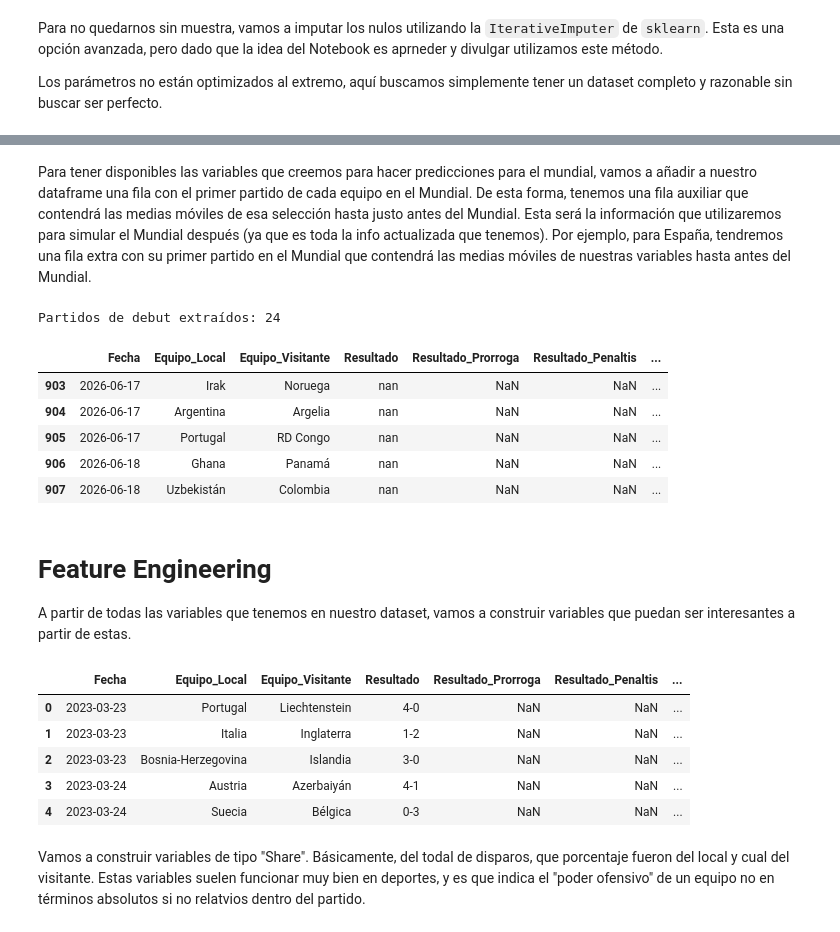
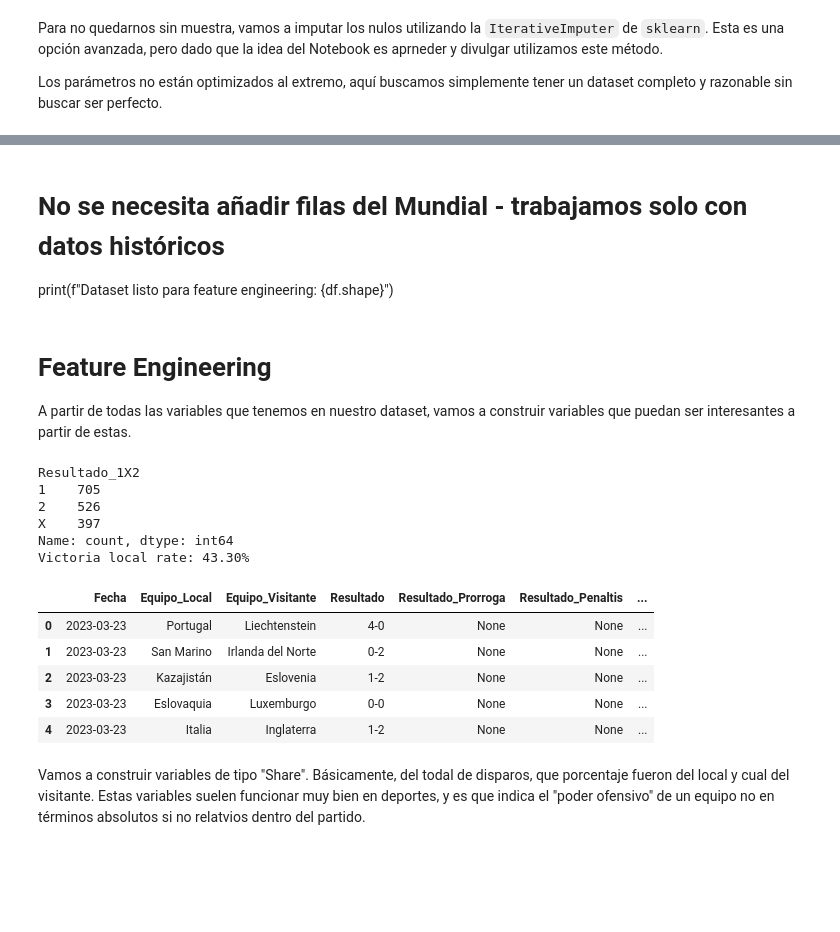
Before and after one commit to dondarjl/Football-scrapping-project, a Jupyter notebook: Data Cleaning.ipynb, the cells around one changed output, grey strips where cells are left out. Saved outputs shown, nothing was run; the diff lists cells and outputs as text; code cells hidden in the pictures; blank space fills up the shorter version.

```diff
--- a/Data Cleaning.ipynb
+++ b/Data Cleaning.ipynb
@@ -464,6 +450,4 @@ Ahora nos quedamos solo con partidos en los que participe alguno de los equipos
 # %%
-df_grupos = pd.read_csv('../Data/Grupos_Mundial.csv', sep = ';')
-equipos_mundial = (df_grupos['Equipo'])
-df = df[df['Equipo_Local'].isin(equipos_mundial) | df['Equipo_Visitante'].isin(equipos_mundial)]
+# No filtramos por equipos del Mundial - usamos todos los partidos disponibles
 print(df.shape)
 # %% [output]
@@ -753,45 +724,11 @@ Pases_Visitante_Exitosos                  0
 dtype: int64
 # %% [markdown]
-Para tener disponibles las variables que creemos para hacer predicciones para el mundial, vamos a añadir a nuestro dataframe una fila con el primer partido de cada equipo en el Mundial. De esta forma, tenemos una fila auxiliar que contendrá las medias móviles de esa selección hasta justo antes del Mundial. Esta será la información que utilizaremos para simular el Mundial después (ya que es toda la info actualizada que tenemos). Por ejemplo, para España, tendremos una fila extra con su primer partido en el Mundial que contendrá las medias móviles de nuestras variables hasta antes del Mundial.
+# No se necesita añadir filas del Mundial - trabajamos solo con datos históricos
+print(f"Dataset listo para feature engineering: {df.shape}")
 # %%
-# Dataset con el primer partido del mundial para cada equipo
-# Lo utilizaremos para tener los datos para las predicciones en el mundial
-
-# 1. Asegurar el orden cronológico
-df_mundial = df_mundial.sort_values('Fecha').reset_index(drop=True)
-
-equipos_vistos = set()
-indices_debuts = []
-
-# 2. Rastrear el primer partido de cada equipo
-for idx, row in df_mundial.iterrows():
-    local = row['Equipo_Local']
-    visitante = row['Equipo_Visitante']
-
-    # Si el local O el visitante no han sido vistos antes, este partido es el debut de alguno de ellos
-    if local not in equipos_vistos or visitante not in equipos_vistos:
-        indices_debuts.append(idx)
-        equipos_vistos.add(local)
-        equipos_vistos.add(visitante)
-
-# 3. Filtrar el DataFrame original con los índices guardados
-df_mundial_first = df_mundial.iloc[indices_debuts].copy().reset_index(drop=True)
-
-print(f"Partidos de debut extraídos: {len(df_mundial_first)}")
+# (celda eliminada - no aplica al nuevo objetivo)
-# %% [output]
-Partidos de debut extraídos: 24
 # %%
-# Creamos dataset incluyendo el primer partido del mundial para predecirlo
-df = pd.concat([df, df_mundial_first], ignore_index=True)
-df = df.sort_values('Fecha').reset_index(drop=True)
-df.tail()
+# (celda eliminada - no aplica al nuevo objetivo)
-# %% [output]
-|  | Fecha | Equipo_Local | Equipo_Visitante | Resultado | Resultado_Prorroga | Resultado_Penaltis | ... |
-| 903 | 2026-06-17 | Irak | Noruega | nan | NaN | NaN | ... |
-| 904 | 2026-06-17 | Argentina | Argelia | nan | NaN | NaN | ... |
-| 905 | 2026-06-17 | Portugal | RD Congo | nan | NaN | NaN | ... |
-| 906 | 2026-06-18 | Ghana | Panamá | nan | NaN | NaN | ... |
-| 907 | 2026-06-18 | Uzbekistán | Colombia | nan | NaN | NaN | ... |
 # %% [markdown]
 # Feature Engineering
 
@@ -799,26 +736,39 @@ A partir de todas las variables que tenemos en nuestro dataset, vamos a construi
 # %%
 df[["Goles_Local", "Goles_Visitante"]] = df["Resultado"].str.split("-", expand=True)
 df["Goles_Local"] = pd.to_numeric(df["Goles_Local"], errors="coerce")
 df["Goles_Visitante"] = pd.to_numeric(df["Goles_Visitante"], errors="coerce")
 
+# Target multiclase: 1=Local gana, X=Empate, 2=Visitante gana
 df["Resultado_1X2"] = df.apply(lambda row: "1" if row["Goles_Local"] > row["Goles_Visitante"]
                                          else ("X" if row["Goles_Local"] == row["Goles_Visitante"] else "2"), axis=1)
 
+# Target continuo: diferencia de goles (para regresión)
+df["Goles_diff"] = df["Goles_Local"] - df["Goles_Visitante"]
+
+# Target binario: victoria local (1) o no (0)
+df["Victoria_Local"] = (df["Goles_Local"] > df["Goles_Visitante"]).astype(int)
+
 df["Ptos_Local"] = df.apply(lambda row: 3 if row["Goles_Local"] > row["Goles_Visitante"]
                                          else (1 if row["Goles_Local"] == row["Goles_Visitante"] else 0), axis=1)
-
-# puntos visitante
 df["Ptos_Visitante"] = df.apply(lambda row: 3 if row["Goles_Visitante"] > row["Goles_Local"]
                                      else (1 if row["Goles_Visitante"] == row["Goles_Local"] else 0), axis=1)
 
+print(df['Resultado_1X2'].value_counts())
+print(f"Victoria local rate: {df['Victoria_Local'].mean():.2%}")
 df.head()
 # %% [output]
+Resultado_1X2
+1    705
+2    526
+X    397
+Name: count, dtype: int64
+Victoria local rate: 43.30%
 |  | Fecha | Equipo_Local | Equipo_Visitante | Resultado | Resultado_Prorroga | Resultado_Penaltis | ... |
-| 0 | 2023-03-23 | Portugal | Liechtenstein | 4-0 | NaN | NaN | ... |
-| 1 | 2023-03-23 | Italia | Inglaterra | 1-2 | NaN | NaN | ... |
-| 2 | 2023-03-23 | Bosnia-Herzegovina | Islandia | 3-0 | NaN | NaN | ... |
-| 3 | 2023-03-24 | Austria | Azerbaiyán | 4-1 | NaN | NaN | ... |
-| 4 | 2023-03-24 | Suecia | Bélgica | 0-3 | NaN | NaN | ... |
+| 0 | 2023-03-23 | Portugal | Liechtenstein | 4-0 | None | None | ... |
+| 1 | 2023-03-23 | San Marino | Irlanda del Norte | 0-2 | None | None | ... |
+| 2 | 2023-03-23 | Kazajistán | Eslovenia | 1-2 | None | None | ... |
+| 3 | 2023-03-23 | Eslovaquia | Luxemburgo | 0-0 | None | None | ... |
+| 4 | 2023-03-23 | Italia | Inglaterra | 1-2 | None | None | ... |
 # %% [markdown]
 Vamos a construir variables de tipo "Share". Básicamente, del todal de disparos, que porcentaje fueron del local y cual del visitante. Estas variables suelen funcionar muy bien en deportes, y es que indica el "poder ofensivo" de un equipo no en términos absolutos si no relatvios dentro del partido.
 # %%
```
Also changed, not shown: parts of 48 cells of this notebook, 1 other file.
